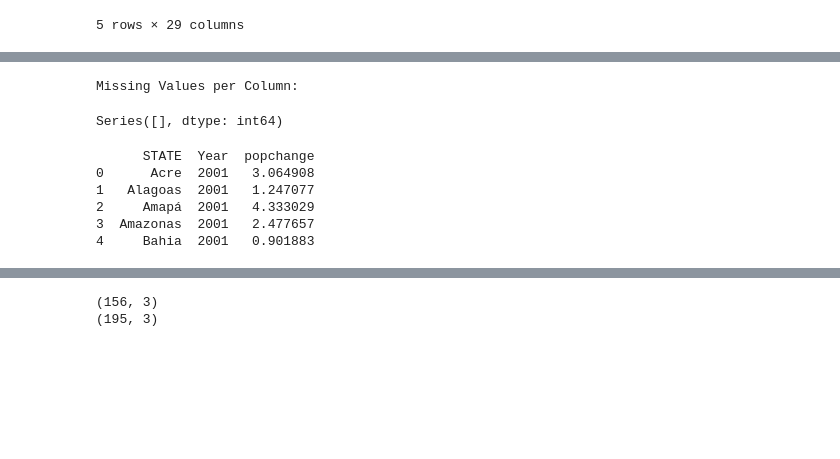
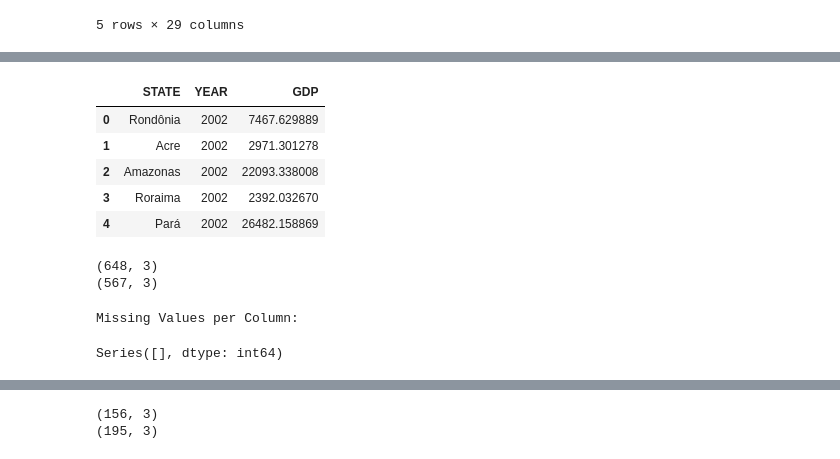
Before and after one commit to david-camper/worldcuphostcities_impact, a Jupyter notebook: analysis.ipynb, the cells around one changed output, grey strips where cells are left out. Drawn from its saved outputs; the diff is of its cells as text; code cells hidden in the pictures; blank space fills up the shorter version.

```diff
--- a/analysis.ipynb
+++ b/analysis.ipynb
@@ -70,2 +90,25 @@ population_growth_df.head()
+# %%
+gdp = pd.read_excel('/Users/muhammadmuhdhar/Desktop/Repo/WorldCupHostCities_Impact/data/GDP.xlsx')
+gdp = gdp.rename(columns={"Unnamed: 0": "STATE"})
+
+# Reshape the GDP DataFrame from wide to long format for better analysis and visualization
+gdp_long_df = gdp.melt(id_vars=['STATE'], var_name='YEAR', value_name='GDP')
+gdp_long_df['YEAR'] = gdp_long_df['YEAR'].astype(int)
+
+gdp_long_df.head()
+# %% [output]
+|  | STATE | YEAR | GDP |
+| 0 | Rondônia | 2002 | 7467.629889 |
+| 1 | Acre | 2002 | 2971.301278 |
+| 2 | Amazonas | 2002 | 22093.338008 |
+| 3 | Roraima | 2002 | 2392.032670 |
+| 4 | Pará | 2002 | 26482.158869 |
+# %%
+
+print(population_growth_long_df.shape)
+print(gdp_long_df.shape)
+# %% [output]
+(648, 3)
+(567, 3)
 # %%
 print("\nMissing Values per Column:")
@@ -79,11 +119,0 @@ world_cup_treatment = pd.Period("2014", freq="Y")
-# %%
-# Melt the DataFrame
-population_df_melted = population_growth_df.melt(id_vars=["STATE"], var_name="Year", value_name="popchange")
-print(population_df_melted.head())
-# %% [output]
-      STATE  Year  popchange
-0      Acre  2001   3.064908
-1   Alagoas  2001   1.247077
-2     Amapá  2001   4.333029
-3  Amazonas  2001   2.477657
-4     Bahia  2001   0.901883
```
Also changed, not shown: parts of 28 cells of this notebook.
